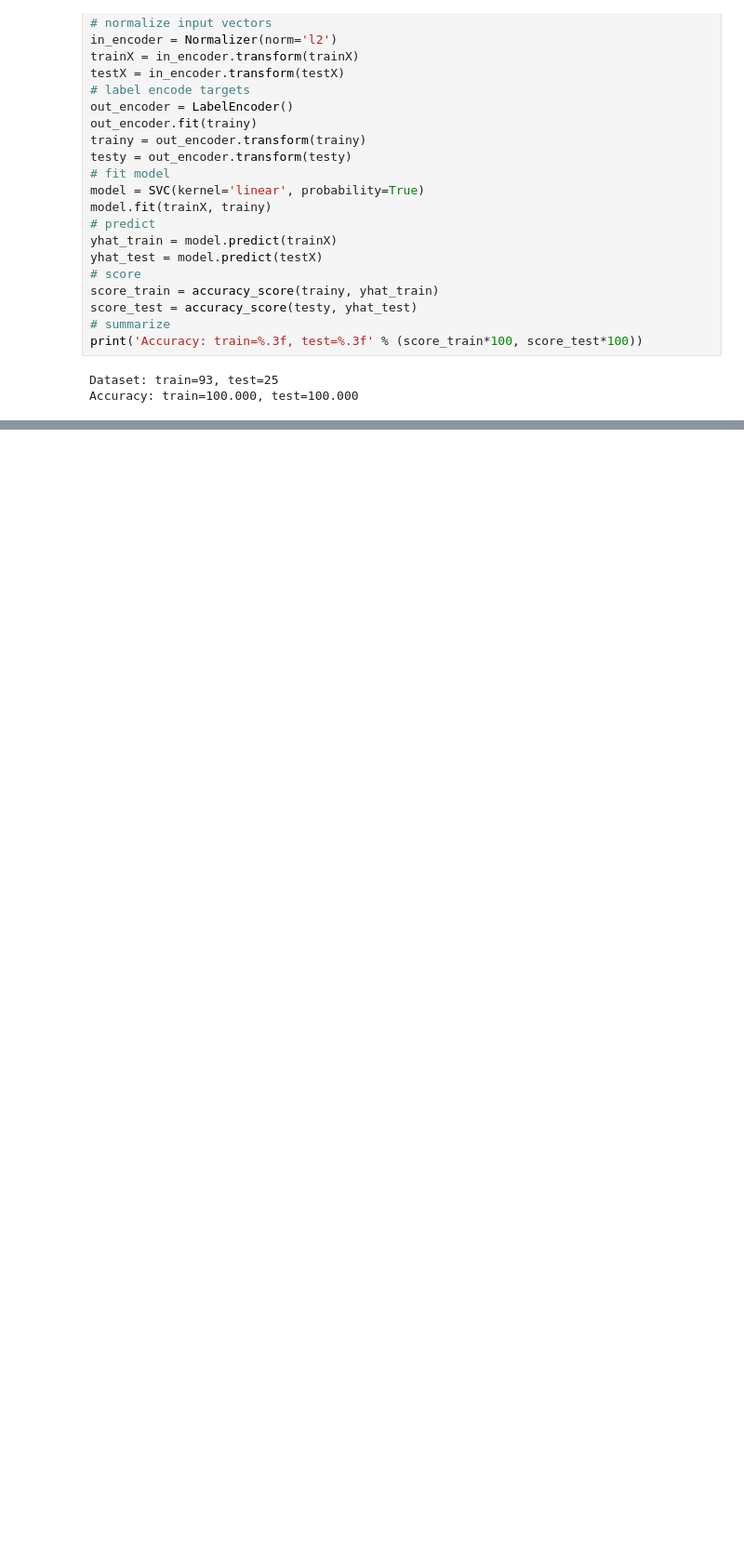
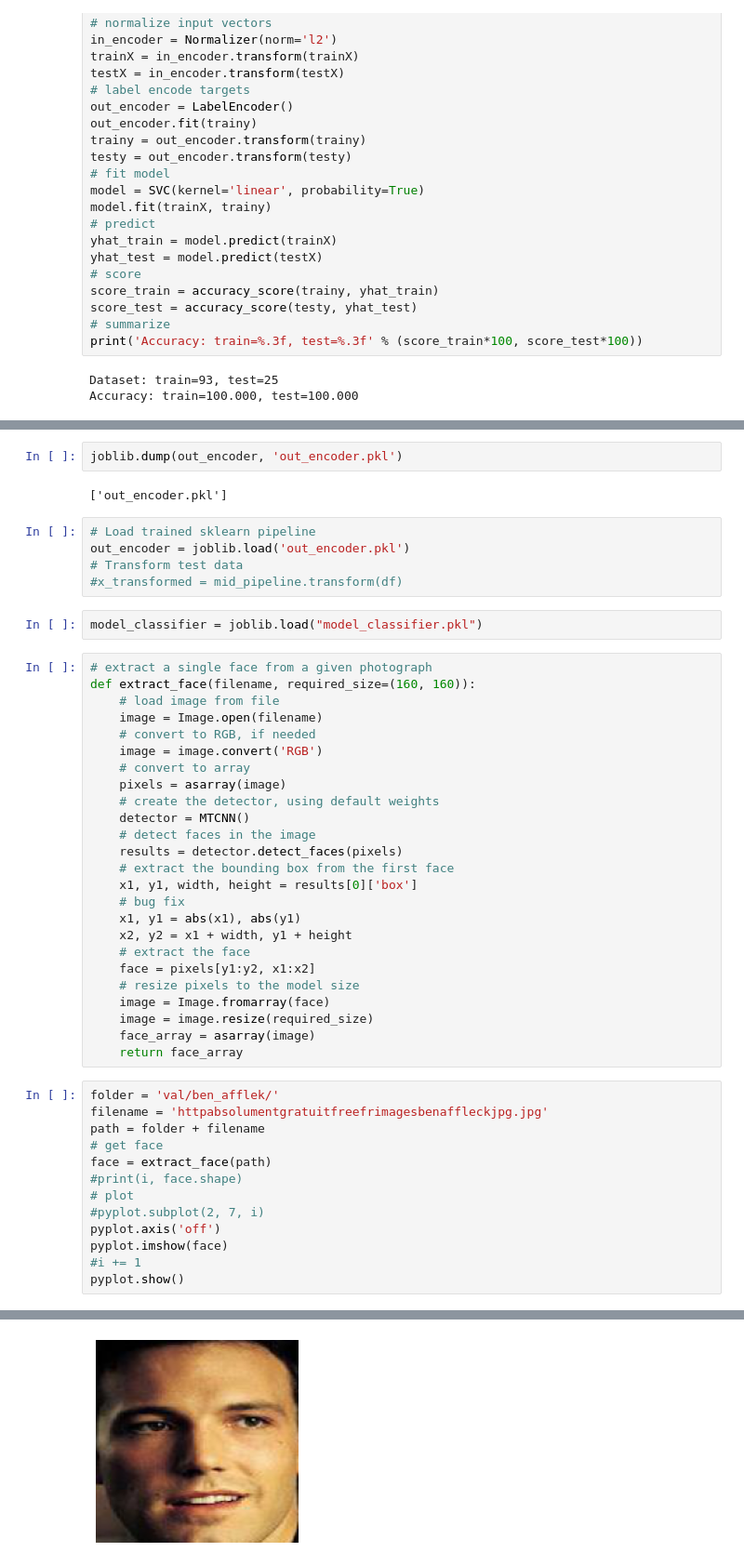
Before and after one commit to mayank311996/cheatsheets, a Jupyter notebook: customs/CV/face_detection_and_recognition/face_recognition_FaceNet_ml_mastery/notebooks/face_recognition_FaceNet_ml_mastery.ipynb, the cells around one changed output, grey strips where cells are left out. Shown: that part at 93% size. Saved outputs shown, nothing was run; the diff lists cells and outputs as text; blank space fills up the shorter version.

```diff
--- a/customs/CV/face_detection_and_recognition/face_recognition_FaceNet_ml_mastery/notebooks/face_recognition_FaceNet_ml_mastery.ipynb
+++ b/customs/CV/face_detection_and_recognition/face_recognition_FaceNet_ml_mastery/notebooks/face_recognition_FaceNet_ml_mastery.ipynb
@@ -304,0 +319,50 @@ Expected: elton_john
+# %%
+joblib.dump(out_encoder, 'out_encoder.pkl')
+# %% [output]
+['out_encoder.pkl']
+# %%
+# Load trained sklearn pipeline
+out_encoder = joblib.load('out_encoder.pkl')
+# Transform test data
+#x_transformed = mid_pipeline.transform(df)
+# %%
+model_classifier = joblib.load("model_classifier.pkl")
+# %%
+# extract a single face from a given photograph
+def extract_face(filename, required_size=(160, 160)):
+	# load image from file
+	image = Image.open(filename)
+	# convert to RGB, if needed
+	image = image.convert('RGB')
+	# convert to array
+	pixels = asarray(image)
+	# create the detector, using default weights
+	detector = MTCNN()
+	# detect faces in the image
+	results = detector.detect_faces(pixels)
+	# extract the bounding box from the first face
+	x1, y1, width, height = results[0]['box']
+	# bug fix
+	x1, y1 = abs(x1), abs(y1)
+	x2, y2 = x1 + width, y1 + height
+	# extract the face
+	face = pixels[y1:y2, x1:x2]
+	# resize pixels to the model size
+	image = Image.fromarray(face)
+	image = image.resize(required_size)
+	face_array = asarray(image)
+	return face_array
+# %%
+folder = 'val/ben_afflek/'
+filename = 'httpabsolumentgratuitfreefrimagesbenaffleckjpg.jpg'
+path = folder + filename
+# get face
+face = extract_face(path)
+#print(i, face.shape)
+# plot
+#pyplot.subplot(2, 7, i)
+pyplot.axis('off')
+pyplot.imshow(face)
+#i += 1
+pyplot.show()
+# %% [output]
@@ -304,0 +371 @@ Expected: elton_john
+[figure, added]
```
Also changed, not shown: parts of 22 cells of this notebook.
